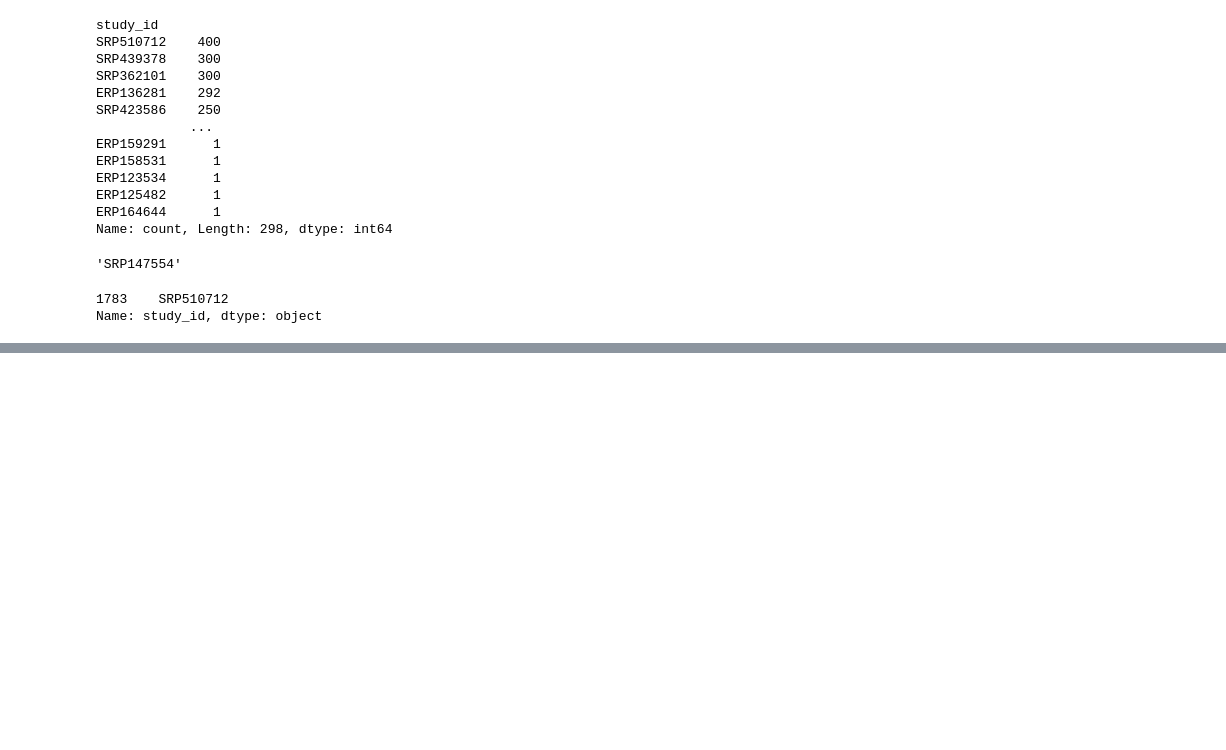
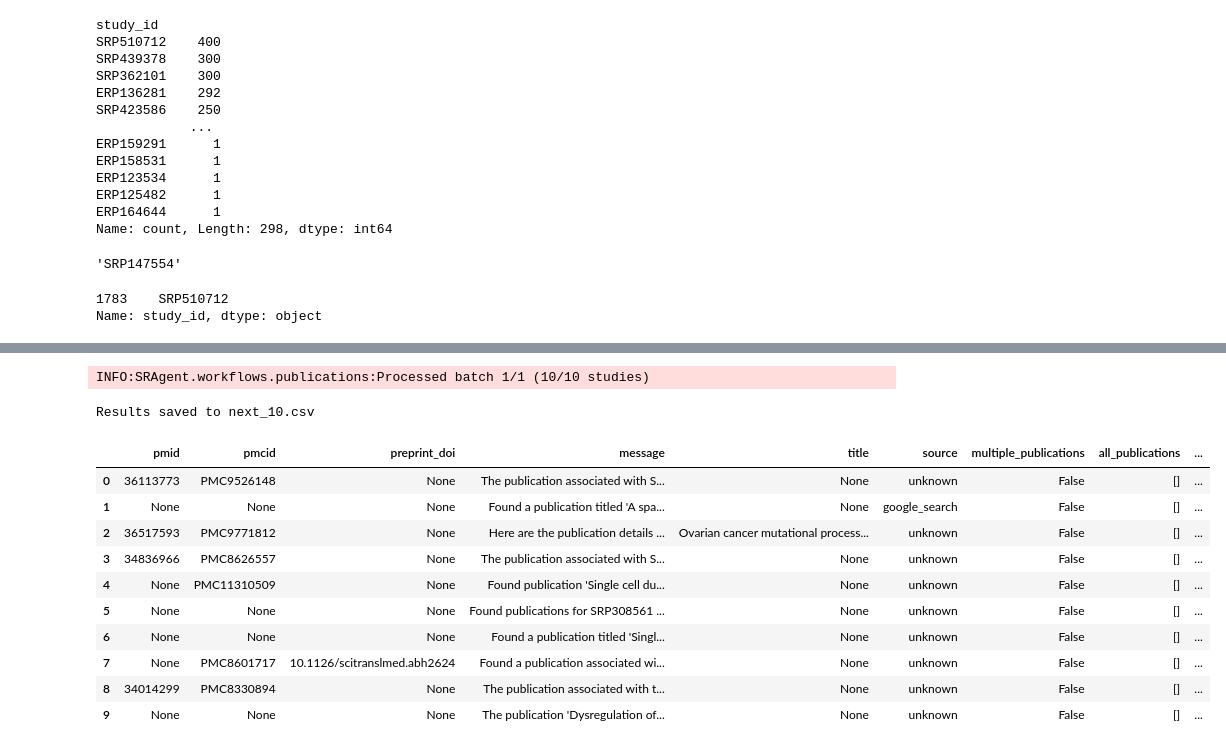
Before and after one commit to maarten-devries/basecamp, a Jupyter notebook: scBaseCamp_tutorial.ipynb, the cells around one changed output, grey strips where cells are left out. Drawn from its saved outputs; the diff is of its cells as text; code cells hidden in the pictures; blank space fills up the shorter version.

```diff
--- a/scBaseCamp_tutorial.ipynb
+++ b/scBaseCamp_tutorial.ipynb
@@ -365,0 +528,24 @@ result_df
+# %%
+import warnings
+warnings.filterwarnings("ignore", category=UserWarning)
+import tiledb
+import os
+
+
+studies_table_name = 'studies'
+studies_table_uri = os.path.join(
+    "tiledb://Cellarity-analysis/s3://tiledb-analysis",
+    f"{studies_table_name}",
+)
+
+samples_table_name = 'samples'
+samples_table_uri = os.path.join(
+    "tiledb://Cellarity-analysis/s3://tiledb-analysis",
+    f"{samples_table_name}",
+)
+
+studies = tiledb.open(studies_table_uri, "r")
+studies_df = studies.df[:]
+
+samples = tiledb.open(samples_table_uri, "r")
+samples_df = samples.df[:]
@@ -365,0 +670,2 @@ result_df
+# %%
+next_10 = studies_df.iloc[10:20].copy()
@@ -365,0 +691,16 @@ result_df
+# %%
+run_in_notebook(df=next_10, output_file='next_10.csv', batch_size=10)
+# %% [output]
+INFO:SRAgent.workflows.publications:Processed batch 1/1 (10/10 studies)
+Results saved to next_10.csv
+|  | pmid | pmcid | preprint_doi | message | title | source | multiple_publications | all_publications | ... |
+| 0 | 36113773 | PMC9526148 | None | The publication associated with S... | None | unknown | False | [] | ... |
+| 1 | None | None | None | Found a publication titled 'A spa... | None | google_search | False | [] | ... |
+| 2 | 36517593 | PMC9771812 | None | Here are the publication details ... | Ovarian cancer mutational process... | unknown | False | [] | ... |
+| 3 | 34836966 | PMC8626557 | None | The publication associated with S... | None | unknown | False | [] | ... |
+| 4 | None | PMC11310509 | None | Found publication 'Single cell du... | None | unknown | False | [] | ... |
+| 5 | None | None | None | Found publications for SRP308561 ... | None | unknown | False | [] | ... |
+| 6 | None | None | None | Found a publication titled 'Singl... | None | unknown | False | [] | ... |
+| 7 | None | PMC8601717 | 10.1126/scitranslmed.abh2624 | Found a publication associated wi... | None | unknown | False | [] | ... |
+| 8 | 34014299 | PMC8330894 | None | The publication associated with t... | None | unknown | False | [] | ... |
+| 9 | None | None | None | The publication 'Dysregulation of... | None | unknown | False | [] | ... |
```
Also changed, not shown: parts of 103 cells of this notebook, 1 other file.
